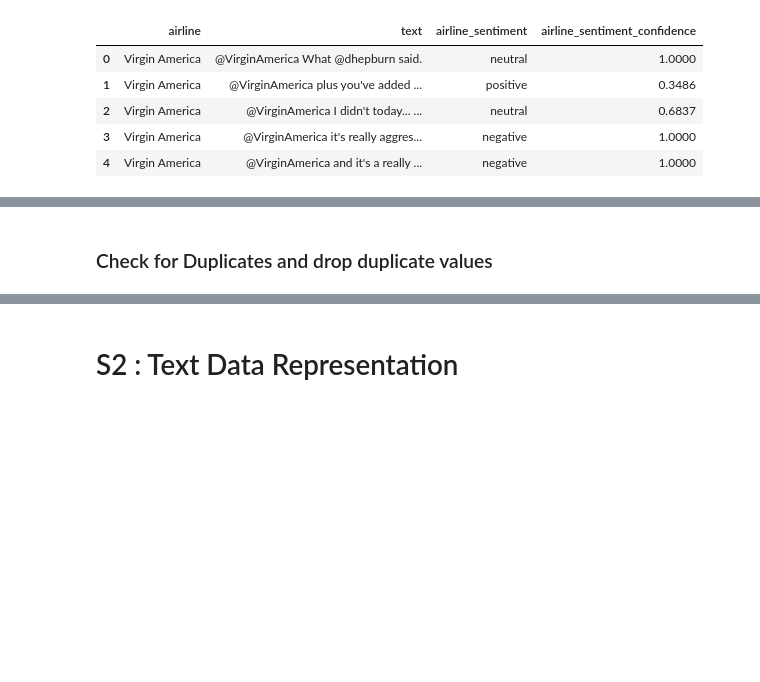
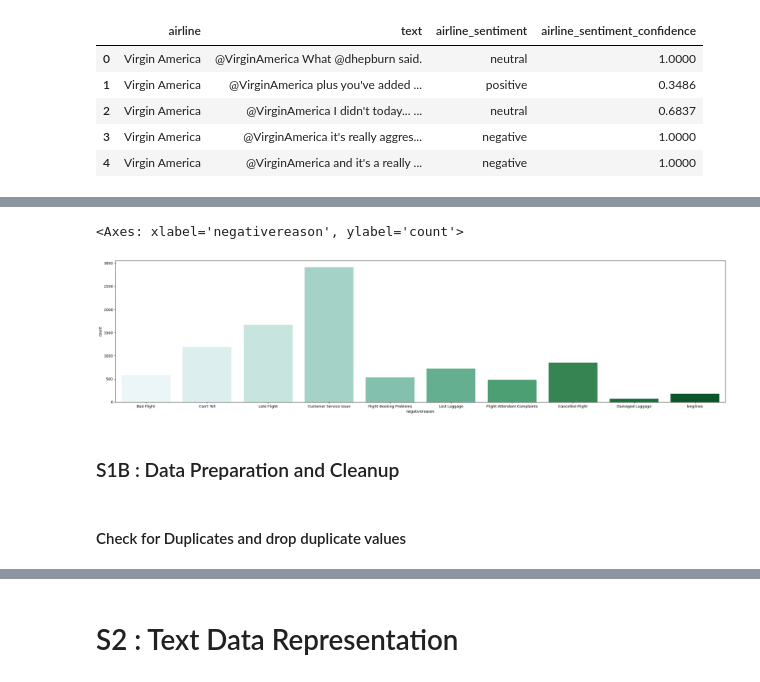
Before and after one commit to stbalaji/AIForBusiness, a Jupyter notebook: 06AIForBusiness_NLPEndToEnd_USAirlineSentimentAnalysis.ipynb, the cells around one changed output, grey strips where cells are left out. Drawn from its saved outputs; the diff is of its cells as text; code cells hidden in the pictures; blank space fills up the shorter version.

```diff
--- a/06AIForBusiness_NLPEndToEnd_USAirlineSentimentAnalysis.ipynb
+++ b/06AIForBusiness_NLPEndToEnd_USAirlineSentimentAnalysis.ipynb
@@ -73,5 +137,13 @@ df[keycols].head(5)
+# %%
+plt.figure(figsize=(30,7))
+sns.countplot(x = "negativereason", data = df, palette='BuGn')  # Mostly Negative Sentitments
+# %% [output]
+<Axes: xlabel='negativereason', ylabel='count'>
+[figure, added]
+# %% [markdown]
+### S1B : Data Preparation and Cleanup
 # %% [markdown]
-### Check for Duplicates and drop duplicate values
+#### Check for Duplicates and drop duplicate values
 # %%
 df_duplicates = df[df.duplicated()]
 print(f"Count of Duplicate Rows : {df_duplicates.shape}\n")
```
Also changed, not shown: parts of 108 cells of this notebook.
